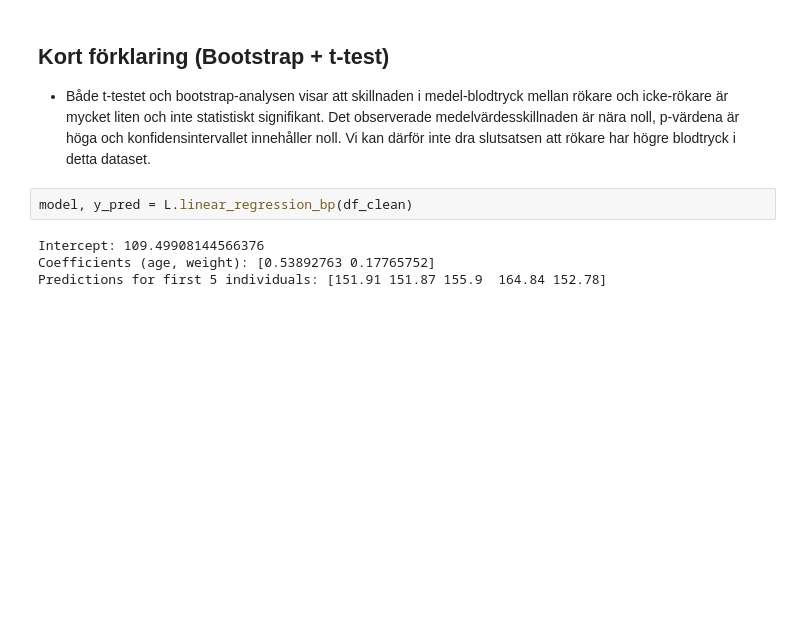
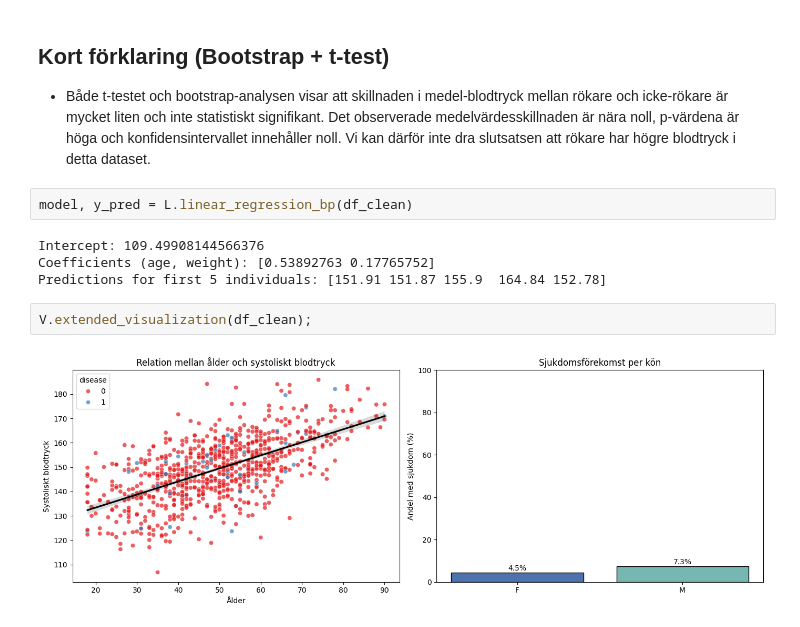
Before and after one commit to faezehgohari/health_study_analysis, a Jupyter notebook: notebooks/del2_notebook.ipynb, the cells around one changed output. Drawn from its saved outputs; the diff is of its cells as text; blank space fills up the shorter version.

Commit message:
add extended visualization

```diff
--- a/notebooks/del2_notebook.ipynb
+++ b/notebooks/del2_notebook.ipynb
@@ -125,3 +125,7 @@ model, y_pred = L.linear_regression_bp(df_clean)
 Intercept: 109.49908144566376
 Coefficients (age, weight): [0.53892763 0.17765752]
 Predictions for first 5 individuals: [151.91 151.87 155.9  164.84 152.78]
+# %%
+V.extended_visualization(df_clean);
+# %% [output]
+[figure, added]
```
Also changed, not shown: 1 other file.
